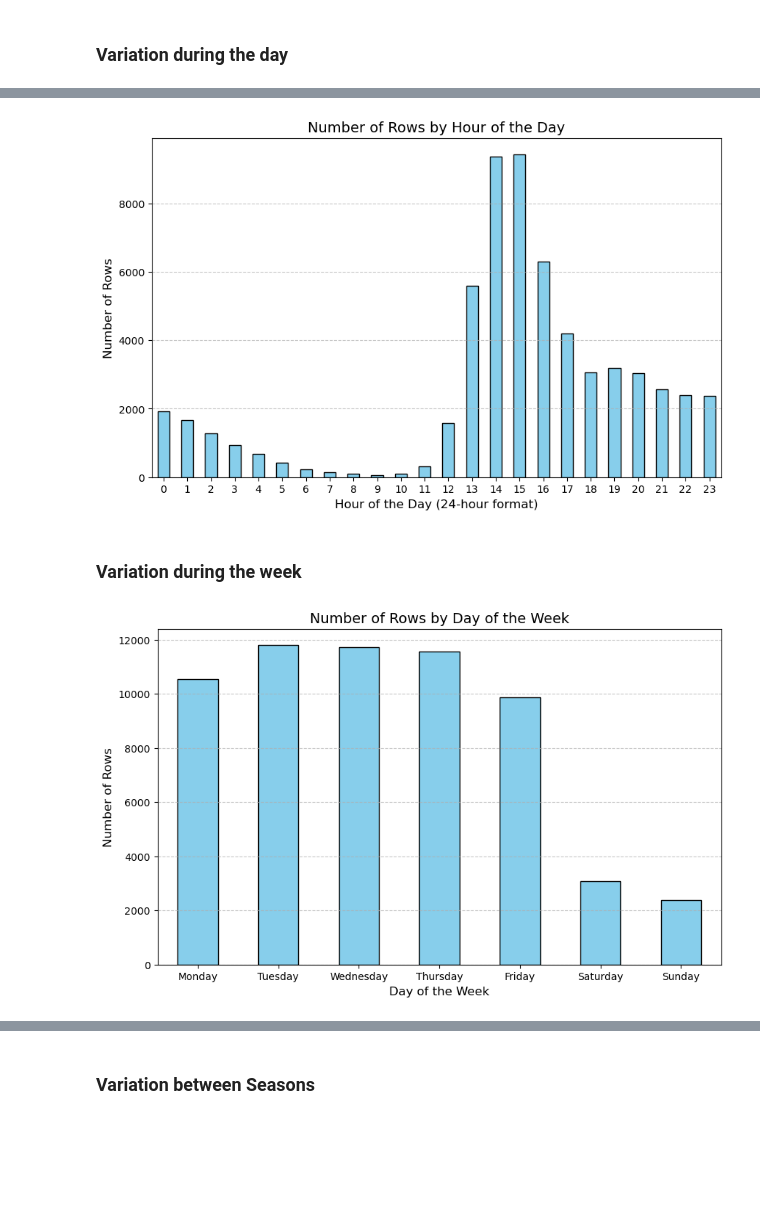
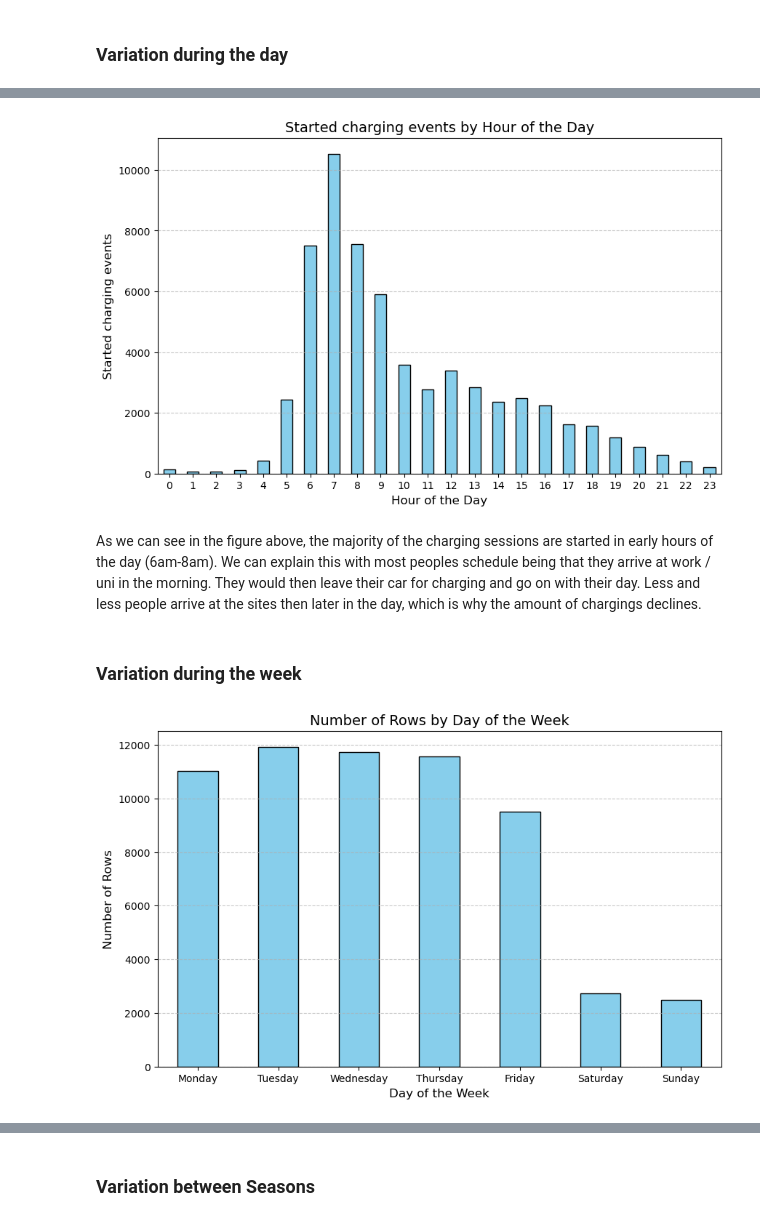
Before and after one commit to asimxa/Data-Diggers-Project-Repo, a Jupyter notebook: descriptive_analytics.ipynb, the cells around one changed output, grey strips where cells are left out. Saved outputs shown, nothing was run; the diff lists cells and outputs as text; code cells hidden in the pictures; blank space fills up the shorter version.

```diff
--- a/descriptive_analytics.ipynb
+++ b/descriptive_analytics.ipynb
@@ -40,3 +36,16 @@ charging_sessions_df
 | 60948 | 5d2fbdd3f9af8b4d0dd0d54d | 2019-07-01 22:23:44+00:00 | 2019-07-02 02:03:36+00:00 | 2019-07-02 02:04:06+00:00 | 22.815 | 1_1_179_781_2019-07-01 22:23:32.4... | 1 | AG-3F31 | ... |
 | 60949 | 5d2fbdd3f9af8b4d0dd0d54e | 2019-07-01 22:36:08+00:00 | 2019-07-02 01:10:52+00:00 | 2019-07-02 00:24:32+00:00 | 10.241 | 1_1_193_819_2019-07-01 22:35:56.1... | 1 | AG-1F06 | ... |
 60950 rows × 16 columns
+# %%
+charging_sessions_df['connectionTime'] = pd.to_datetime(charging_sessions_df['connectionTime'], utc=True, errors='coerce')
+charging_sessions_df['disconnectTime'] = pd.to_datetime(charging_sessions_df['disconnectTime'], utc=True, errors='coerce')
+charging_sessions_df['doneChargingTime'] = pd.to_datetime(charging_sessions_df['doneChargingTime'], utc=True, errors='coerce')
+charging_sessions_df['modifiedAt'] = pd.to_datetime(charging_sessions_df['modifiedAt'], utc=True, errors='coerce')
+charging_sessions_df['requestedDeparture'] = pd.to_datetime(charging_sessions_df['requestedDeparture'], utc=True, errors='coerce')
+
+charging_sessions_df['connectionTime'] = charging_sessions_df['connectionTime'].dt.tz_convert('America/Los_Angeles')
+charging_sessions_df['discconectTime'] = charging_sessions_df['connectionTime'].dt.tz_convert('America/Los_Angeles')
+charging_sessions_df['doneChargingTime'] = charging_sessions_df['connectionTime'].dt.tz_convert('America/Los_Angeles')
+charging_sessions_df['modifiedAt'] = charging_sessions_df['connectionTime'].dt.tz_convert('America/Los_Angeles')
+charging_sessions_df['requestedDeparture'] = charging_sessions_df['connectionTime'].dt.tz_convert('America/Los_Angeles')
+print(charging_sessions_df.dtypes)
@@ -46,10 +74,3 @@ charging_sessions_df
 After having prepared the data for further use, we want to analyze how the number of charging events varies during the day, the week, and between seasons.
 # %% [markdown]
 ### **Variation during the day**
-# %%
-charging_sessions_df['connectionTime'] = pd.to_datetime(charging_sessions_df['connectionTime'], utc=False, errors='coerce')
-charging_sessions_df['disconnectTime'] = pd.to_datetime(charging_sessions_df['disconnectTime'], utc=False, errors='coerce')
-charging_sessions_df['doneChargingTime'] = pd.to_datetime(charging_sessions_df['doneChargingTime'], utc=False, errors='coerce')
-charging_sessions_df['modifiedAt'] = pd.to_datetime(charging_sessions_df['modifiedAt'], utc=False, errors='coerce')
-charging_sessions_df['requestedDeparture'] = pd.to_datetime(charging_sessions_df['requestedDeparture'], utc=False, errors='coerce')
-print(charging_sessions_df.dtypes)
@@ -74,17 +77,22 @@ dtype: object
 # %%
-charging_sessions_df['hour'] = charging_sessions_df['connectionTime'].dt.hour
-hourly_counts = charging_sessions_df.groupby('hour').size()
+charging_sessions_df['connectionHour'] = charging_sessions_df['connectionTime'].dt.hour
+hourly_connection_counts = charging_sessions_df.groupby('connectionHour').size()
+charging_sessions_df['disconnectHour'] = charging_sessions_df['disconnectTime'].dt.hour
+hourly_disconnect_counts = charging_sessions_df.groupby('disconnectHour').size()
 
 plt.figure(figsize=(10, 6))
 hourly_counts.plot(kind='bar', color='skyblue', edgecolor='black')
-plt.title('Number of Rows by Hour of the Day', fontsize=14)
-plt.xlabel('Hour of the Day (24-hour format)', fontsize=12)
-plt.ylabel('Number of Rows', fontsize=12)
+plt.title('Started charging events by Hour of the Day', fontsize=14)
+plt.xlabel('Hour of the Day', fontsize=12)
+plt.ylabel('Started charging events', fontsize=12)
 plt.xticks(rotation=0)
 plt.grid(axis='y', linestyle='--', alpha=0.7)
 plt.show()
 # %% [output]
-[figure, old version]
+[figure, new version]
+# %% [markdown]
+As we can see in the figure above, the majority of the charging sessions are started in early hours of the day (6am-8am). We can explain this with most peoples
+schedule being that they arrive at work / uni in the morning. They would then leave their car for charging and go on with their day. Less and less people arrive at the sites then later in the day, which is why the amount of chargings declines.
 # %% [markdown]
 ### **Variation during the week**
 # %%
@@ -110,4 +118,4 @@ plt.xticks(rotation=0)
 plt.grid(axis='y', linestyle='--', alpha=0.7)
 plt.show()
 # %% [output]
-[figure, old version]
+[figure, new version]
```
Also changed, not shown: parts of 18 cells of this notebook.
